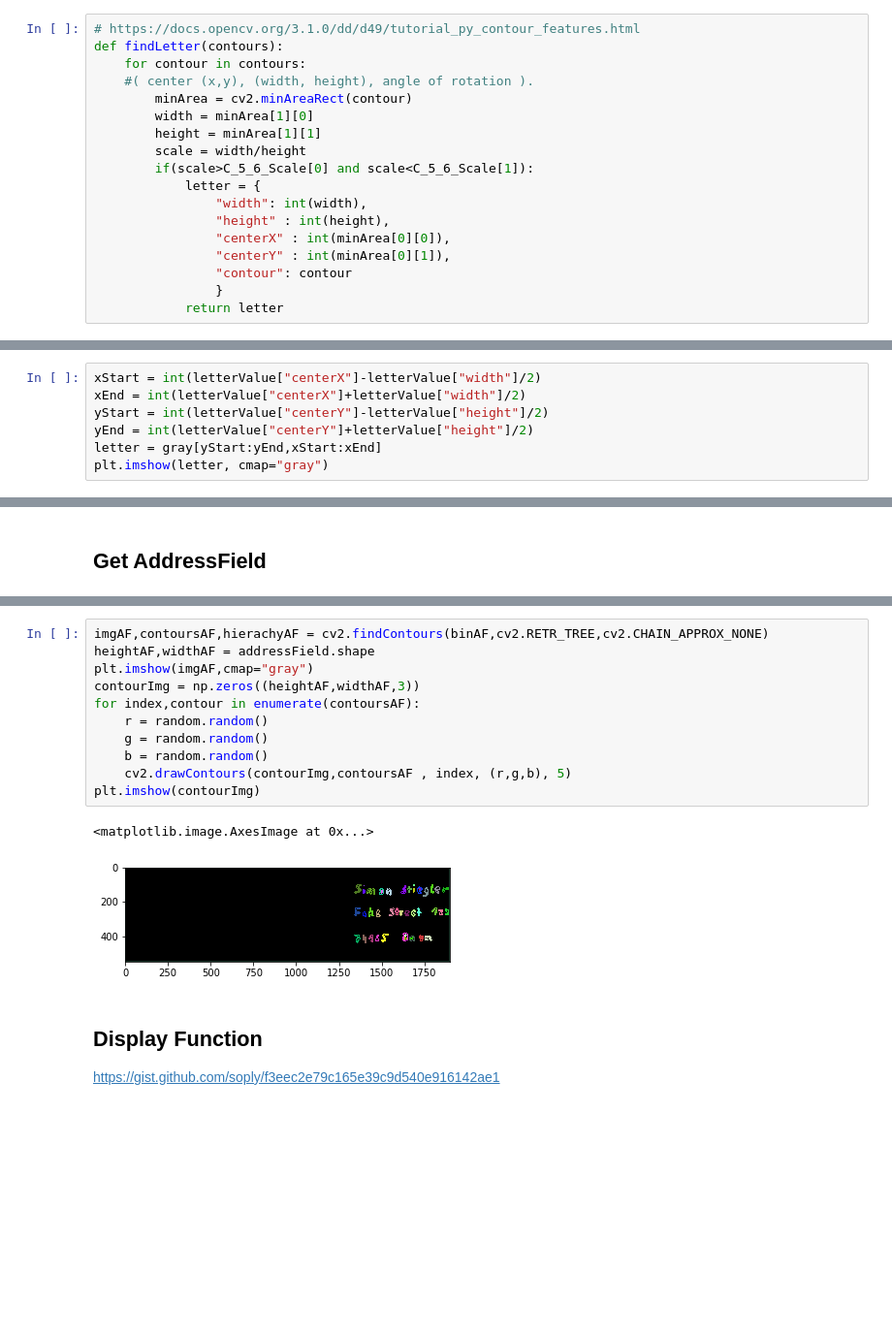
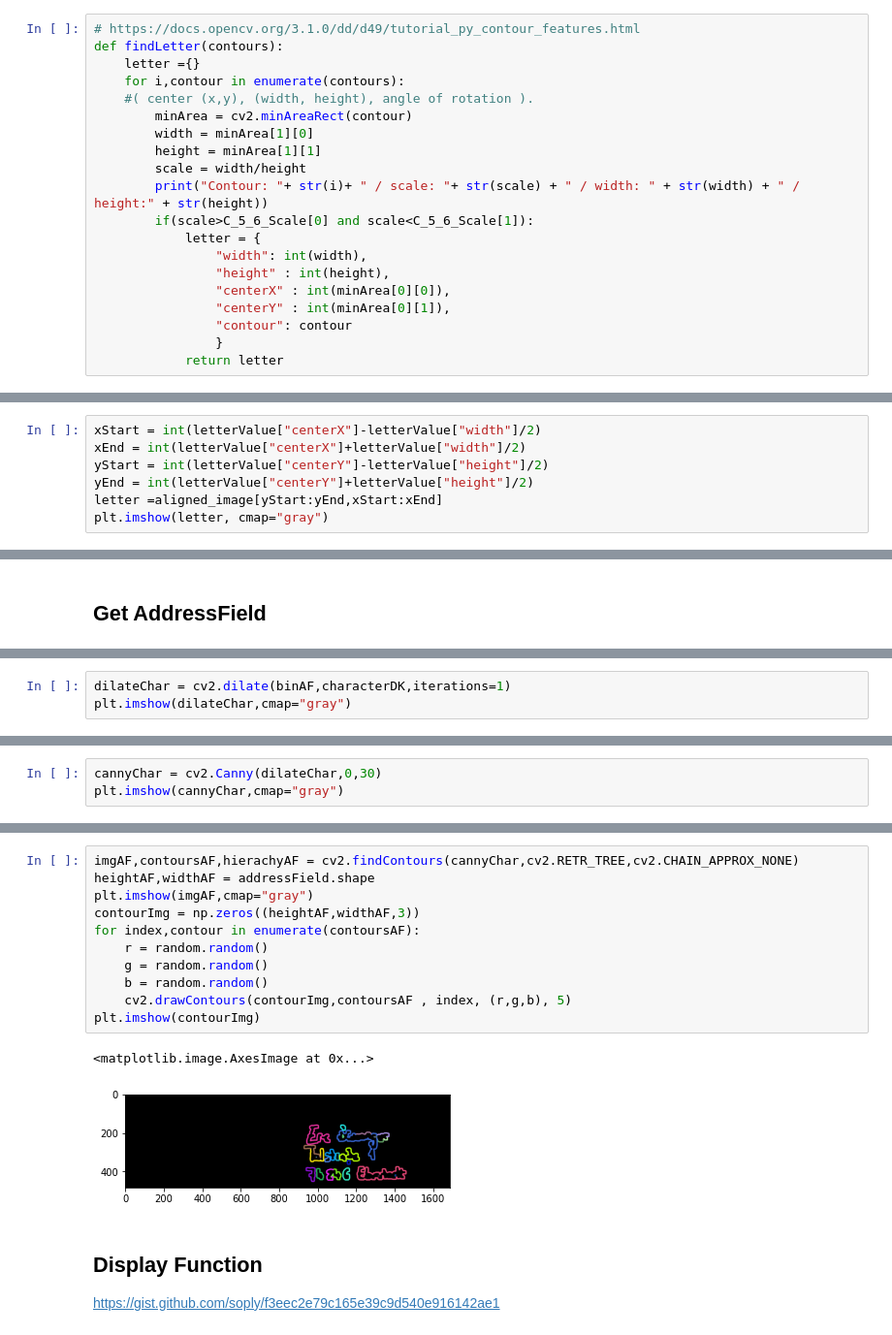
Before and after one commit to SimonStiegler/CRV_Postleitzahlerkennung, a Jupyter notebook: Programm.ipynb, the cells around one changed output, grey strips where cells are left out. Shown at 97% size. Drawn from its saved outputs; the diff is of its cells as text; blank space fills up the shorter version.

```diff
--- a/Programm.ipynb
+++ b/Programm.ipynb
@@ -140,12 +154,14 @@ https://docs.opencv.org/3.1.0/dd/d49/tutorial_py_contour_features.html
 # %%
 # https://docs.opencv.org/3.1.0/dd/d49/tutorial_py_contour_features.html
 def findLetter(contours):
-    for contour in contours:
+    letter ={}
+    for i,contour in enumerate(contours):
     #( center (x,y), (width, height), angle of rotation ).
         minArea = cv2.minAreaRect(contour)
         width = minArea[1][0]
         height = minArea[1][1]
         scale = width/height
+        print("Contour: "+ str(i)+ " / scale: "+ str(scale) + " / width: " + str(width) + " / height:" + str(height))
         if(scale>C_5_6_Scale[0] and scale<C_5_6_Scale[1]):
             letter = {
                 "width": int(width),
@@ -172,7 +191,7 @@ xStart = int(letterValue["centerX"]-letterValue["width"]/2)
 xEnd = int(letterValue["centerX"]+letterValue["width"]/2)
 yStart = int(letterValue["centerY"]-letterValue["height"]/2)
 yEnd = int(letterValue["centerY"]+letterValue["height"]/2)
-letter = gray[yStart:yEnd,xStart:xEnd]
+letter =aligned_image[yStart:yEnd,xStart:xEnd]
 plt.imshow(letter, cmap="gray")
 # %% [output]
 <matplotlib.image.AxesImage at 0x...>
@@ -251,0 +271,3 @@ plt.imshow(binAF,cmap="gray")
+# %%
+dilateChar = cv2.dilate(binAF,characterDK,iterations=1)
+plt.imshow(dilateChar,cmap="gray")
@@ -251,0 +280,3 @@ plt.imshow(binAF,cmap="gray")
+# %%
+cannyChar = cv2.Canny(dilateChar,0,30)
+plt.imshow(cannyChar,cmap="gray")
@@ -252,17 +286,17 @@ plt.imshow(binAF,cmap="gray")
 # %%
-imgAF,contoursAF,hierachyAF = cv2.findContours(binAF,cv2.RETR_TREE,cv2.CHAIN_APPROX_NONE)
+imgAF,contoursAF,hierachyAF = cv2.findContours(cannyChar,cv2.RETR_TREE,cv2.CHAIN_APPROX_NONE)
 heightAF,widthAF = addressField.shape
 plt.imshow(imgAF,cmap="gray")
 contourImg = np.zeros((heightAF,widthAF,3))
 for index,contour in enumerate(contoursAF):
     r = random.random()
     g = random.random()
     b = random.random()
     cv2.drawContours(contourImg,contoursAF , index, (r,g,b), 5)
 plt.imshow(contourImg)
 # %% [output]
 <matplotlib.image.AxesImage at 0x...>
-[figure, old version]
+[figure, new version]
 # %% [markdown]
 ## Display Function
 https://gist.github.com/soply/f3eec2e79c165e39c9d540e916142ae1
```
Also changed, not shown: parts of 39 cells of this notebook.
